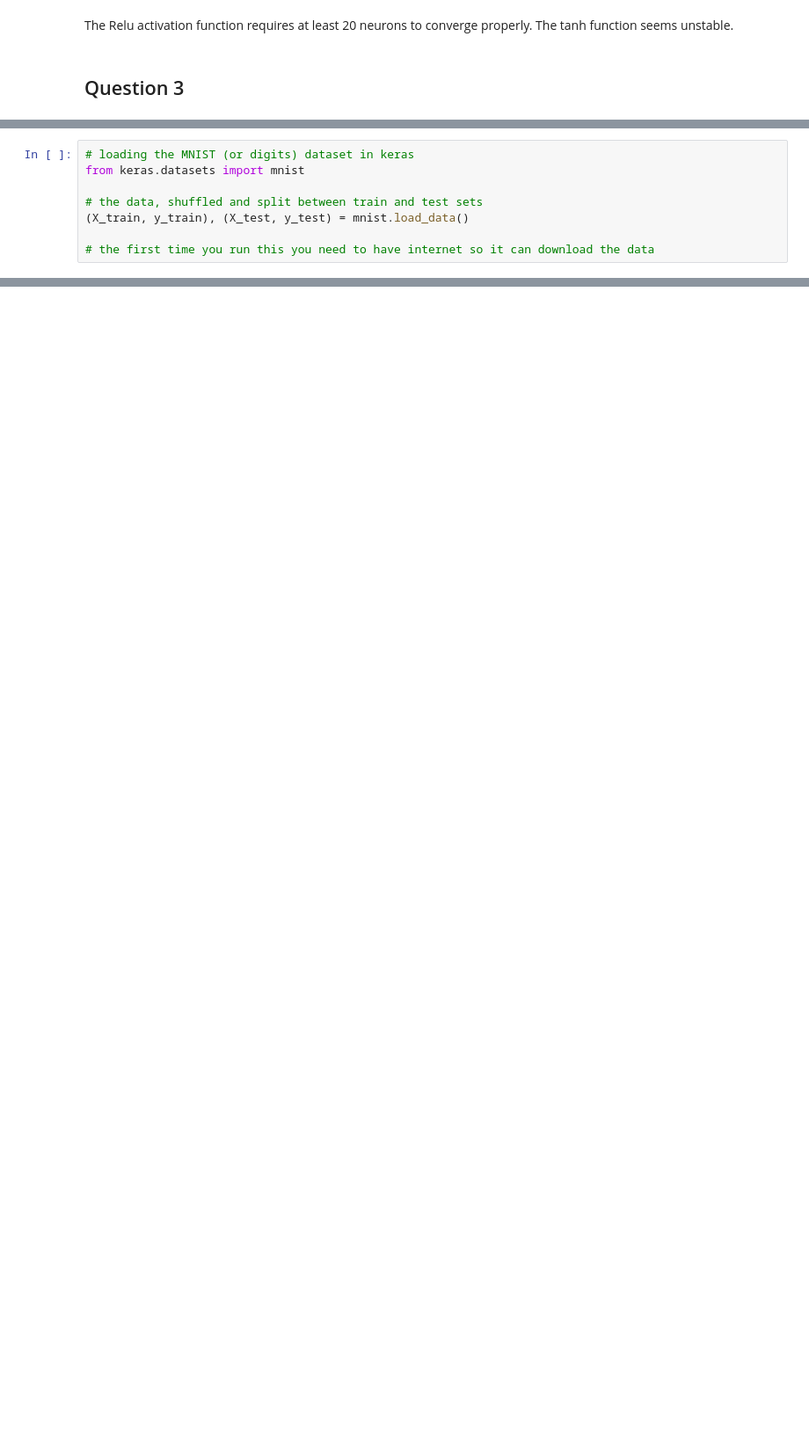
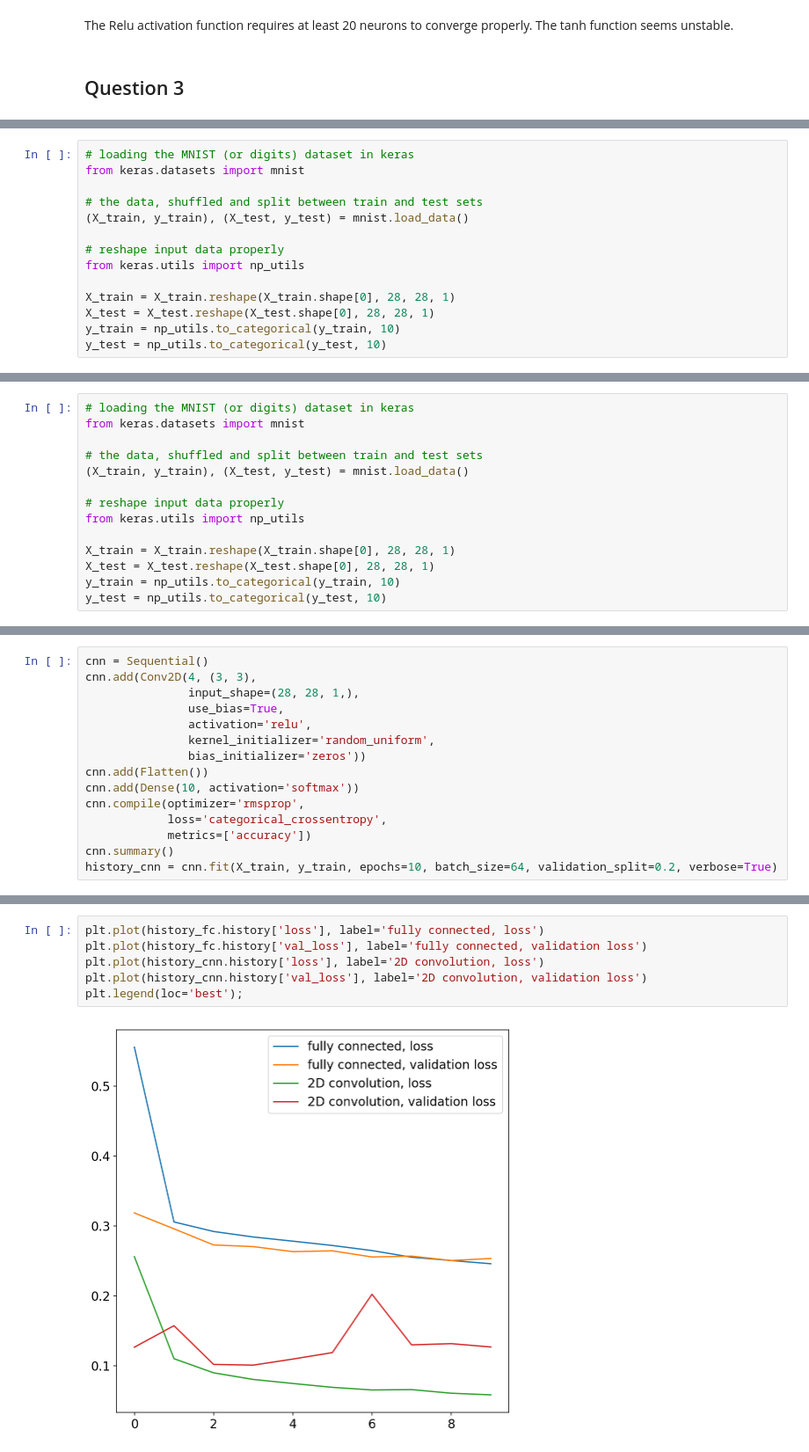
Before and after one commit to VINX89/advanced-comp-2017, a Jupyter notebook: Exercise3.ipynb, the cells around one changed output, grey strips where cells are left out. Shown at 88% size. Cells and saved outputs as stored; diff of their text form; blank space fills up the shorter version.

Commit message:
Update Exercise3 after keras fixing

```diff
--- a/Exercise3.ipynb
+++ b/Exercise3.ipynb
@@ -372,4 +379,10 @@ from keras.datasets import mnist
 # the data, shuffled and split between train and test sets
 (X_train, y_train), (X_test, y_test) = mnist.load_data()
 
-# the first time you run this you need to have internet so it can download the data
+# reshape input data properly
+from keras.utils import np_utils
+
+X_train = X_train.reshape(X_train.shape[0], 28, 28, 1)
+X_test = X_test.reshape(X_test.shape[0], 28, 28, 1)
+y_train = np_utils.to_categorical(y_train, 10)
+y_test = np_utils.to_categorical(y_test, 10)
@@ -378,0 +424,14 @@ Downloading data from https://s3.amazonaws.com/img-datasets/mnist.npz
+# %%
+# loading the MNIST (or digits) dataset in keras
+from keras.datasets import mnist
+
+# the data, shuffled and split between train and test sets
+(X_train, y_train), (X_test, y_test) = mnist.load_data()
+
+# reshape input data properly
+from keras.utils import np_utils
+
+X_train = X_train.reshape(X_train.shape[0], 28, 28, 1)
+X_test = X_test.reshape(X_test.shape[0], 28, 28, 1)
+y_train = np_utils.to_categorical(y_train, 10)
+y_test = np_utils.to_categorical(y_test, 10)
@@ -378,0 +440,15 @@ Downloading data from https://s3.amazonaws.com/img-datasets/mnist.npz
+# %%
+cnn = Sequential()
+cnn.add(Conv2D(4, (3, 3),
+               input_shape=(28, 28, 1,),
+               use_bias=True,
+               activation='relu',
+               kernel_initializer='random_uniform',
+               bias_initializer='zeros'))
+cnn.add(Flatten())
+cnn.add(Dense(10, activation='softmax'))
+cnn.compile(optimizer='rmsprop',
+            loss='categorical_crossentropy',
+            metrics=['accuracy'])
+cnn.summary()
+history_cnn = cnn.fit(X_train, y_train, epochs=10, batch_size=64, validation_split=0.2, verbose=True)
@@ -378,0 +473,8 @@ Downloading data from https://s3.amazonaws.com/img-datasets/mnist.npz
+# %%
+plt.plot(history_fc.history['loss'], label='fully connected, loss')
+plt.plot(history_fc.history['val_loss'], label='fully connected, validation loss')
+plt.plot(history_cnn.history['loss'], label='2D convolution, loss')
+plt.plot(history_cnn.history['val_loss'], label='2D convolution, validation loss')
+plt.legend(loc='best');
+# %% [output]
+[figure, added]
```
Also changed, not shown: parts of 6 cells of this notebook, 1 other file.
